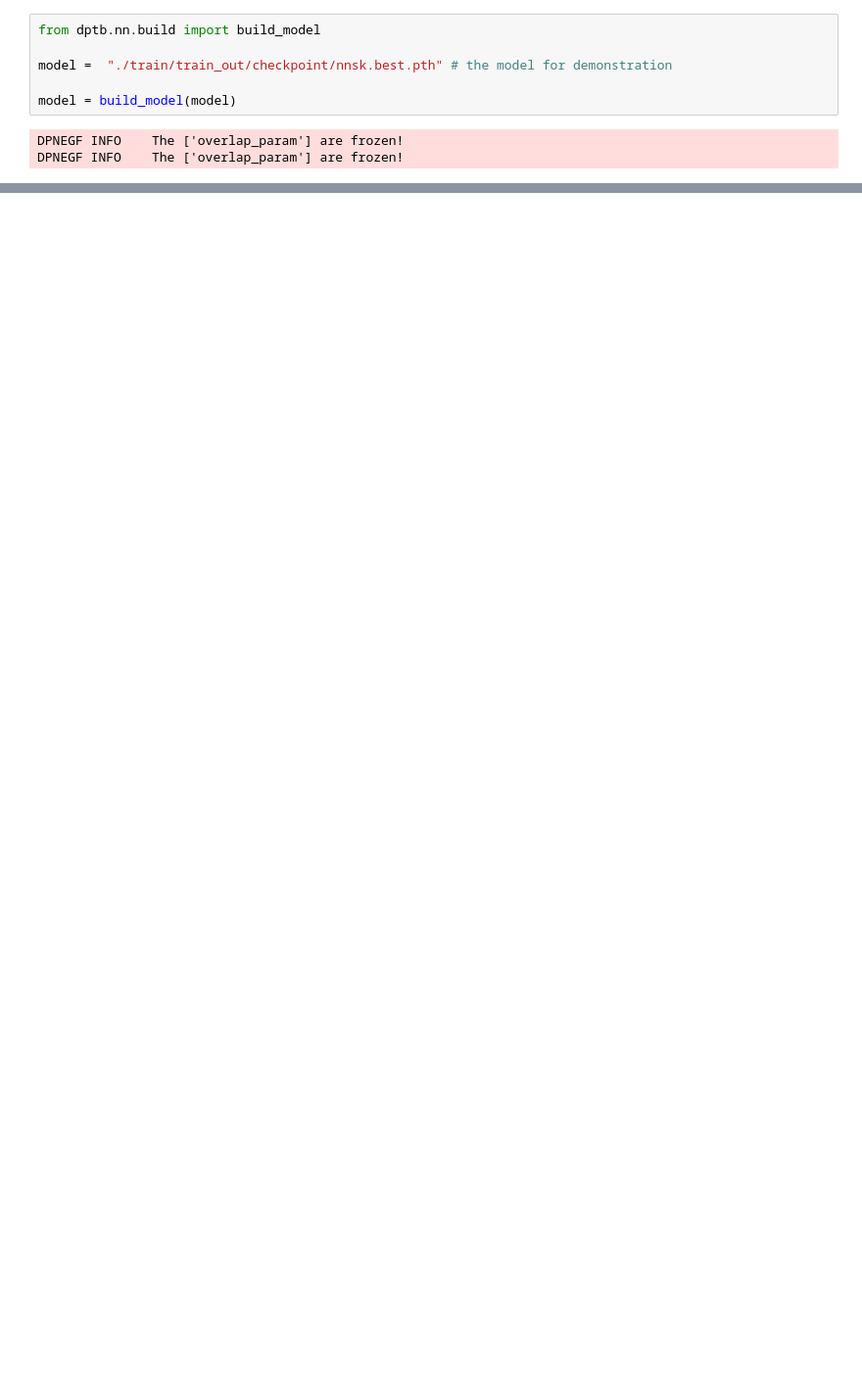
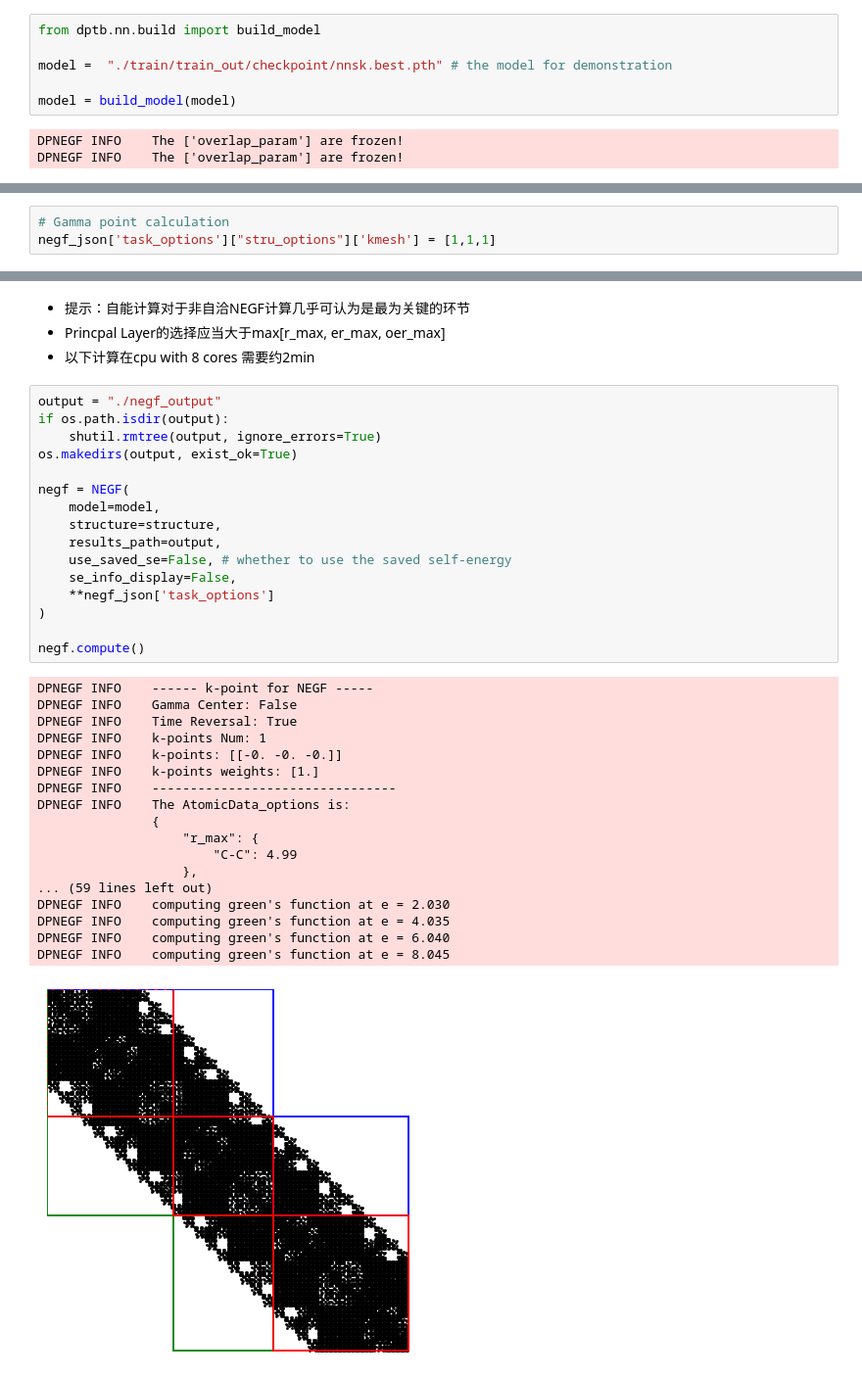
Before and after one commit to DeePTB-Lab/dpnegf, a Jupyter notebook: docs/hands_on/tutorial2_2d_mat.ipynb, the cells around one changed output, grey strips where cells are left out. Shown at 98% size. Drawn from its saved outputs; the diff is of its cells as text; blank space fills up the shorter version.

```diff
--- a/docs/hands_on/tutorial2_2d_mat.ipynb
+++ b/docs/hands_on/tutorial2_2d_mat.ipynb
@@ -98,0 +153,3 @@ DPNEGF INFO    No Fermi energy provided, using estimated value: -4.0845 eV
+# %%
+# Gamma point calculation
+negf_json['task_options']["stru_options"]['kmesh'] = [1,1,1]
@@ -98,0 +179,39 @@ DPNEGF INFO    No Fermi energy provided, using estimated value: -4.0845 eV
+# %% [markdown]
+- 提示：自能计算对于非自洽NEGF计算几乎可认为是最为关键的环节
+- Princpal Layer的选择应当大于max[r_max, er_max, oer_max]
+- 以下计算在cpu with 8 cores 需要约2min
+# %%
+output = "./negf_output"
+if os.path.isdir(output):
+    shutil.rmtree(output, ignore_errors=True)
+os.makedirs(output, exist_ok=True)
+
+negf = NEGF(
+    model=model,
+    structure=structure,
+    results_path=output,
+    use_saved_se=False, # whether to use the saved self-energy
+    se_info_display=False,
+    **negf_json['task_options']
+)
+
+negf.compute()
+# %% [output]
+DPNEGF INFO    ------ k-point for NEGF -----
+DPNEGF INFO    Gamma Center: False
+DPNEGF INFO    Time Reversal: True
+DPNEGF INFO    k-points Num: 1
+DPNEGF INFO    k-points: [[-0. -0. -0.]]
+DPNEGF INFO    k-points weights: [1.]
+DPNEGF INFO    --------------------------------
+DPNEGF INFO    The AtomicData_options is:
+               {
+                   "r_max": {
+                       "C-C": 4.99
+                   },
+... (59 lines left out)
+DPNEGF INFO    computing green's function at e = 2.030
+DPNEGF INFO    computing green's function at e = 4.035
+DPNEGF INFO    computing green's function at e = 6.040
+DPNEGF INFO    computing green's function at e = 8.045
+[figure, added]
```
Also changed, not shown: parts of 31 cells of this notebook.
